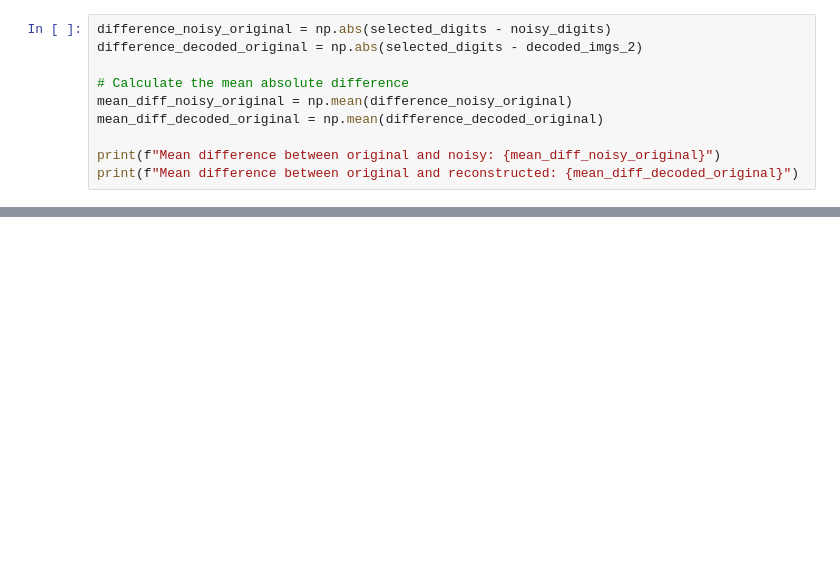
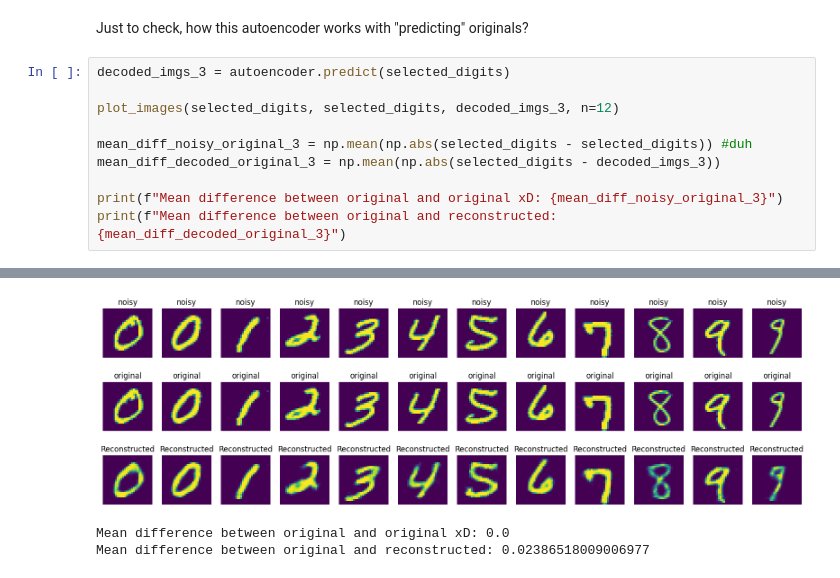
Before and after one commit to kebabee/autoencoder-memory, a Jupyter notebook: associative_autoencoder.ipynb, the cells around one changed output, grey strips where cells are left out. Cells and saved outputs as stored; diff of their text form; blank space fills up the shorter version.

```diff
--- a/associative_autoencoder.ipynb
+++ b/associative_autoencoder.ipynb
@@ -124,11 +156,13 @@ plot_images(selected_digits, noisy_digits, decoded_imgs_2, n=12)
+# %% [markdown]
+Just to check, how this autoencoder works with "predicting" originals?
 # %%
-difference_noisy_original = np.abs(selected_digits - noisy_digits)
-difference_decoded_original = np.abs(selected_digits - decoded_imgs_2)
+decoded_imgs_3 = autoencoder.predict(selected_digits)
 
-# Calculate the mean absolute difference
-mean_diff_noisy_original = np.mean(difference_noisy_original)
-mean_diff_decoded_original = np.mean(difference_decoded_original)
+plot_images(selected_digits, selected_digits, decoded_imgs_3, n=12)
 
-print(f"Mean difference between original and noisy: {mean_diff_noisy_original}")
-print(f"Mean difference between original and reconstructed: {mean_diff_decoded_original}")
+mean_diff_noisy_original_3 = np.mean(np.abs(selected_digits - selected_digits)) #duh
+mean_diff_decoded_original_3 = np.mean(np.abs(selected_digits - decoded_imgs_3))
+
+print(f"Mean difference between original and original xD: {mean_diff_noisy_original_3}")
+print(f"Mean difference between original and reconstructed: {mean_diff_decoded_original_3}")
 # %% [output]
@@ -136,0 +170,3 @@ Mean difference between original and reconstructed: 0.03923936188220978
+[figure, added]
+Mean difference between original and original xD: 0.0
+Mean difference between original and reconstructed: 0.02386518009006977
```
Also changed, not shown: parts of 13 cells of this notebook.
